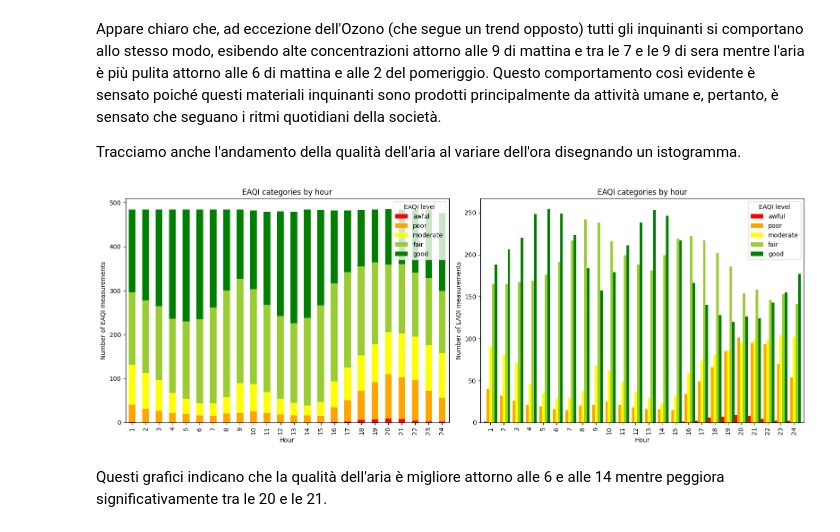
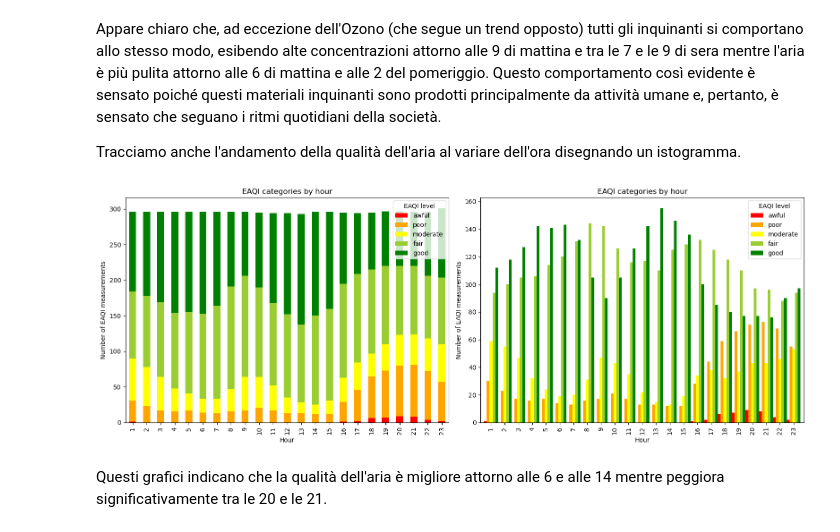
Before and after one commit to CarloDegasperi/DataScience, a Jupyter notebook: notebooks/EDA.ipynb, the cells around one changed output. Cells and saved outputs as stored; diff of their text form; code cells hidden in the pictures.

```diff
--- a/notebooks/EDA.ipynb
+++ b/notebooks/EDA.ipynb
@@ -361,7 +361,7 @@ final_df['date'] = pd.to_datetime(final_df['date']).dt.date
 final_power_df['date'] = pd.to_datetime(final_power_df['date']).dt.date
 
 final_df = final_df.merge(final_power_df,left_on=['station_appa','date','hour'],right_on=['station','date','hour'],how='left')
-final_df = final_df.dropna(subset='station')
+final_df = final_df.dropna(subset='tot_area_power')
 final_df = final_df.drop(columns='station')
 
 # chiudo aggiungendo una colonna con il giorno della settimana
@@ -534,37 +540,35 @@ EAQI_ORDER = {'good': 4, 'fair': 3, 'moderate': 2, 'poor': 1, 'awful': 0}
 histogram_df = final_df.copy()
 
 # the data must be presented in a consistent order and with intuitive color
 category_order = ['awful', 'poor', 'moderate', 'fair', 'good']
-#colors = {'good': 'green', 'fair': 'yellowgreen', 'moderate': 'orange', 'poor': 'red', 'awful': 'purple'}
-#colors = {'good': 'blue', 'fair': 'green', 'moderate': 'yellowgreen', 'poor': 'orange', 'awful': 'red'}
 colors = {'good': 'green', 'fair': 'yellowgreen', 'moderate': 'yellow', 'poor': 'orange', 'awful': 'red'}
 
 histogram_df['EAQI'] = pd.Categorical(histogram_df['EAQI'], categories=category_order, ordered=True)
 
 # Count occurrences for each hour and EAQI category
-counts = (final_df.groupby(['Ora', 'EAQI']).size().unstack(fill_value=0))
+counts = (final_df.groupby(['hour', 'EAQI']).size().unstack(fill_value=0))
 counts = counts[category_order]
 
 fig, axes = plt.subplots(1, 2, figsize=(16, 6))
 
 counts.plot(kind='bar', stacked=True, color=[colors[c] for c in category_order], ax=axes[0])
 counts.plot(kind='bar', stacked=False, color=[colors[c] for c in category_order], width = 1, ax = axes[1])
 
 
 axes[0].set_xlabel('Hour')
 axes[0].set_ylabel('Number of EAQI measurements')
 axes[0].set_title('EAQI categories by hour')
 axes[0].legend(title='EAQI level')
 
 axes[1].set_xlabel('Hour')
 axes[1].set_ylabel('Number of EAQI measurements')
 axes[1].set_title('EAQI categories by hour')
 axes[1].legend(title='EAQI level')
 
 plt.tight_layout()
 plt.show()
 # %% [output]
-[figure, old version]
+[figure, new version]
 # %% [markdown]
 Questi grafici indicano che la qualità dell'aria è migliore attorno alle 6 e alle 14 mentre peggiora significativamente tra le 20 e le 21.
 # %% [markdown]
```
Also changed, not shown: parts of 5 cells of this notebook.
